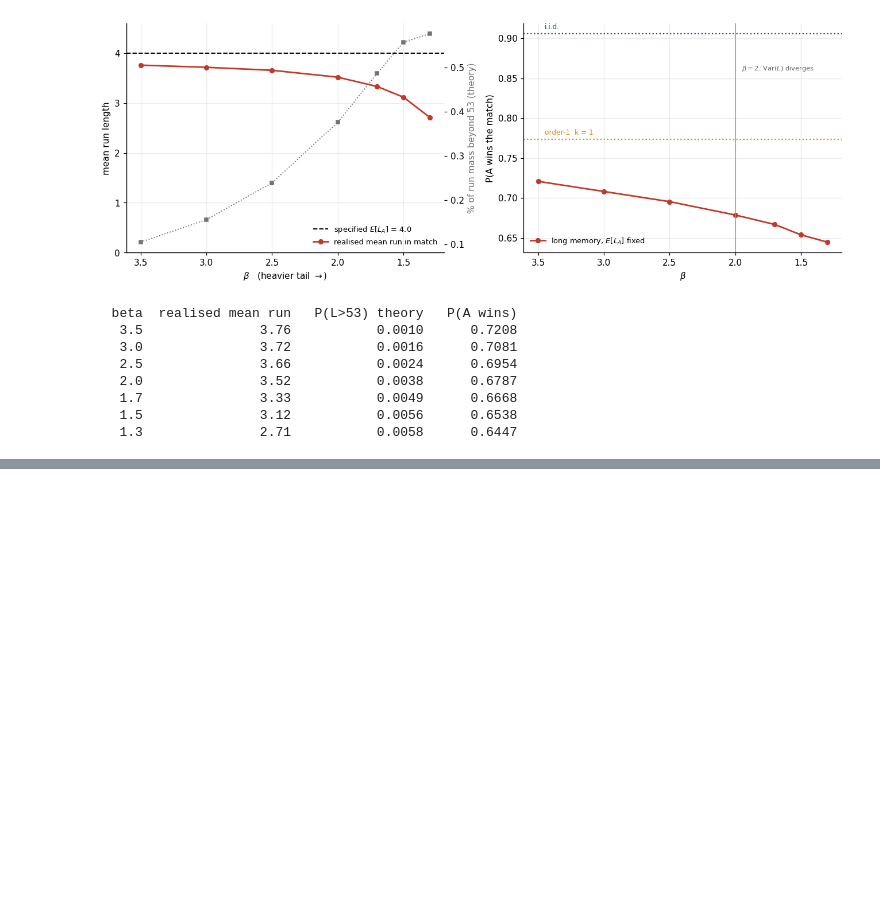
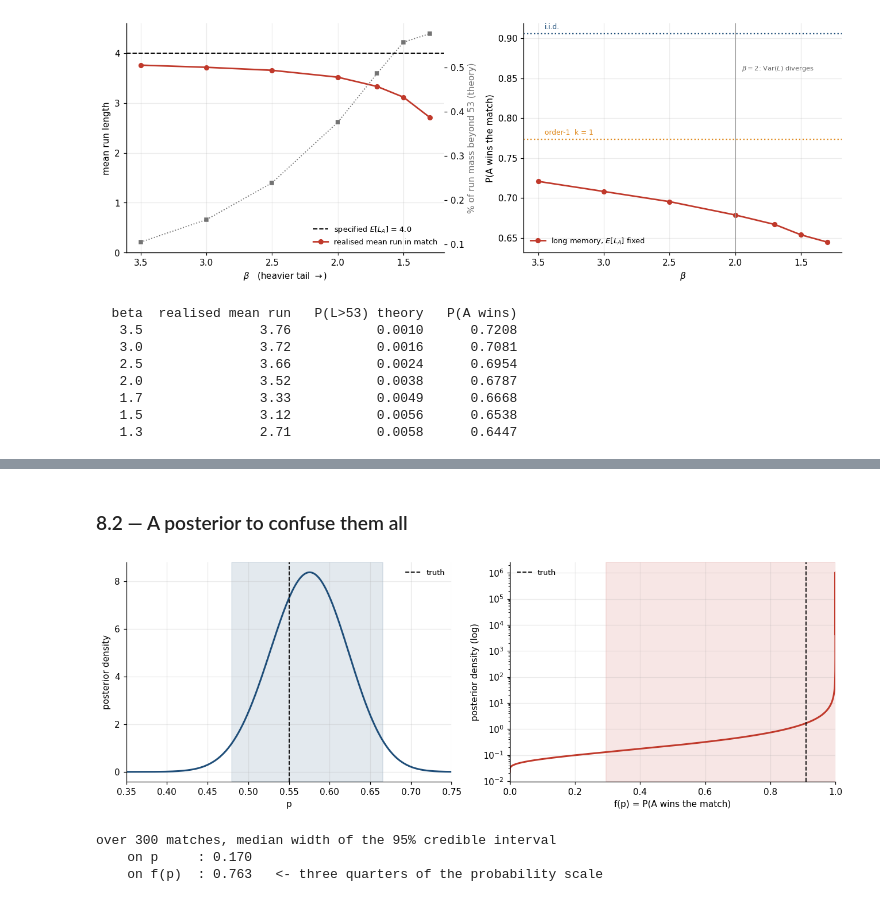
Before and after one commit to MarcoGaloppo/Break-point, a Jupyter notebook: narrative_tennis_lab.ipynb, the cells around one changed output, grey strips where cells are left out. Saved outputs shown, nothing was run; the diff lists cells and outputs as text; code cells hidden in the pictures; blank space fills up the shorter version.

```diff
--- a/narrative_tennis_lab.ipynb
+++ b/narrative_tennis_lab.ipynb
@@ -988,0 +1043,53 @@ the asymptotic regime is a pure fantasy never actually realised.
+# %% [markdown]
+### 8.2 — A posterior to confuse them all
+# %%
+P_GRID = np.linspace(0.30, 0.80, 1_001)
+F_GRID = np.array([match_win_probability_iid(x, 3) for x in P_GRID])
+
+def posterior_p(paths, k=0.0):
+    '''Flat-prior posterior over p on P_GRID, given a list of match paths.'''
+    st = markov_stats(paths)
+    ll = np.array([loglik_markov(st, float(x), k) for x in P_GRID])
+    w = np.exp(ll - ll.max())
+    return w / w.sum()
+
+def credible(w, values, lo=0.025, hi=0.975):
+    c = np.cumsum(w)
+    return values[np.searchsorted(c, lo)], values[np.searchsorted(c, hi)]
+
+sim = TennisSimulator(p=0.55, k=0.0, seed=SEED)
+example = sim.simulate_match_points(1)
+w = posterior_p(example)
+
+fig, (ax1, ax2) = plt.subplots(1, 2, figsize=(12, 4.2))
+ax1.plot(P_GRID, w / np.gradient(P_GRID), color=C0, lw=2)
+lo_p, hi_p = credible(w, P_GRID)
+ax1.axvspan(lo_p, hi_p, color=C0, alpha=.12)
+ax1.axvline(0.55, color="k", ls="--", lw=1.2, label="truth")
+ax1.set_xlim(0.35, 0.75); ax1.set_xlabel("p"); ax1.set_ylabel("posterior density")
+ax1.legend(fontsize=8.5)
+
+order = np.argsort(F_GRID)
+ax2.plot(F_GRID[order], (w / np.maximum(np.gradient(F_GRID), 1e-12))[order], color=C1, lw=2)
+lo_f, hi_f = credible(w, F_GRID)
+ax2.axvspan(lo_f, hi_f, color=C1, alpha=.12)
+ax2.axvline(match_win_probability_iid(0.55, 3), color="k", ls="--", lw=1.2, label="truth")
+ax2.set_xlim(0, 1); ax2.set_yscale("log")
+ax2.set_xlabel("f(p) = P(A wins the match)"); ax2.set_ylabel("posterior density (log)")
+ax2.legend(fontsize=8.5)
+plt.tight_layout(); plt.show()
+
+widths_p, widths_f = [], []
+sim = TennisSimulator(p=0.55, k=0.0, seed=SEED + 1)
+for _ in range(300):
+    w_ = posterior_p(sim.simulate_match_points(1))
+    a, b = credible(w_, P_GRID); widths_p.append(b - a)
+    a, b = credible(w_, F_GRID); widths_f.append(b - a)
+print(f"over 300 matches, median width of the 95% credible interval")
+print(f"    on p     : {np.median(widths_p):.3f}")
+print(f"    on f(p)  : {np.median(widths_f):.3f}   <- three quarters of the probability scale")
+# %% [output]
+[figure, added]
+over 300 matches, median width of the 95% credible interval
+    on p     : 0.170
+    on f(p)  : 0.763   <- three quarters of the probability scale
```
Also changed, not shown: parts of 17 cells of this notebook, 3 other files.
